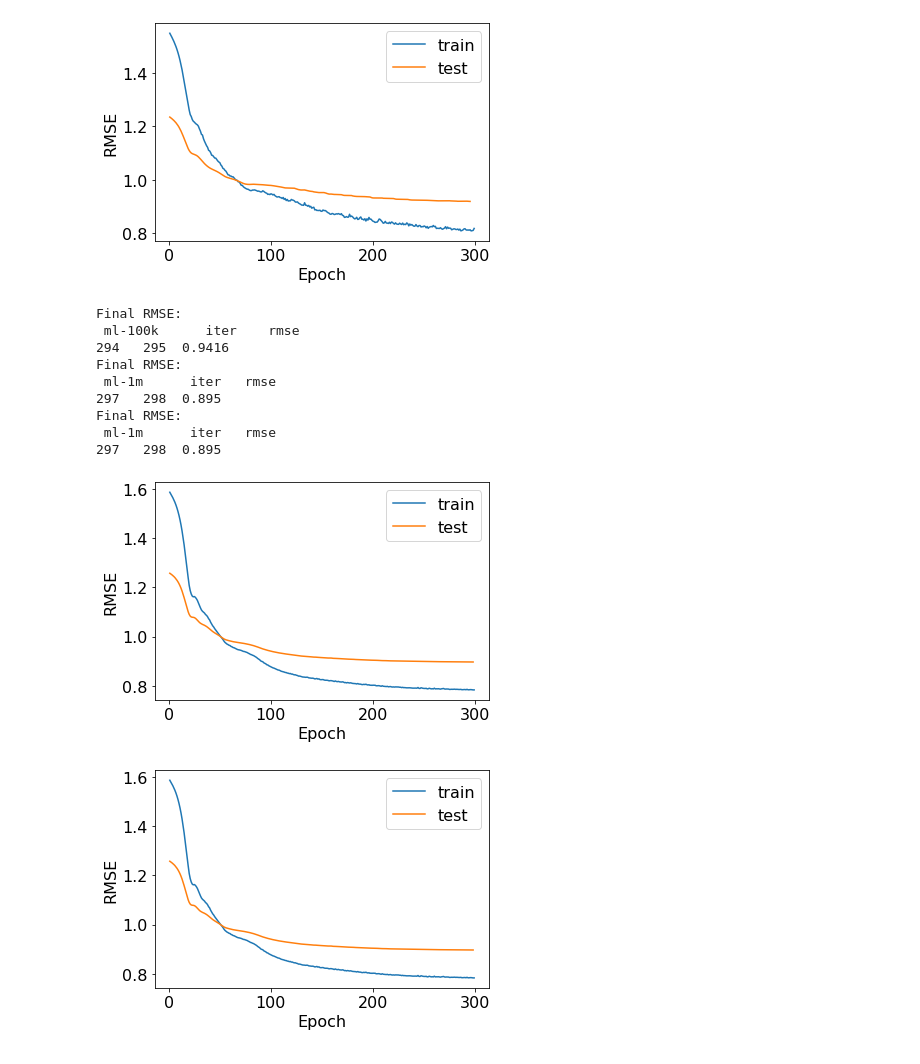
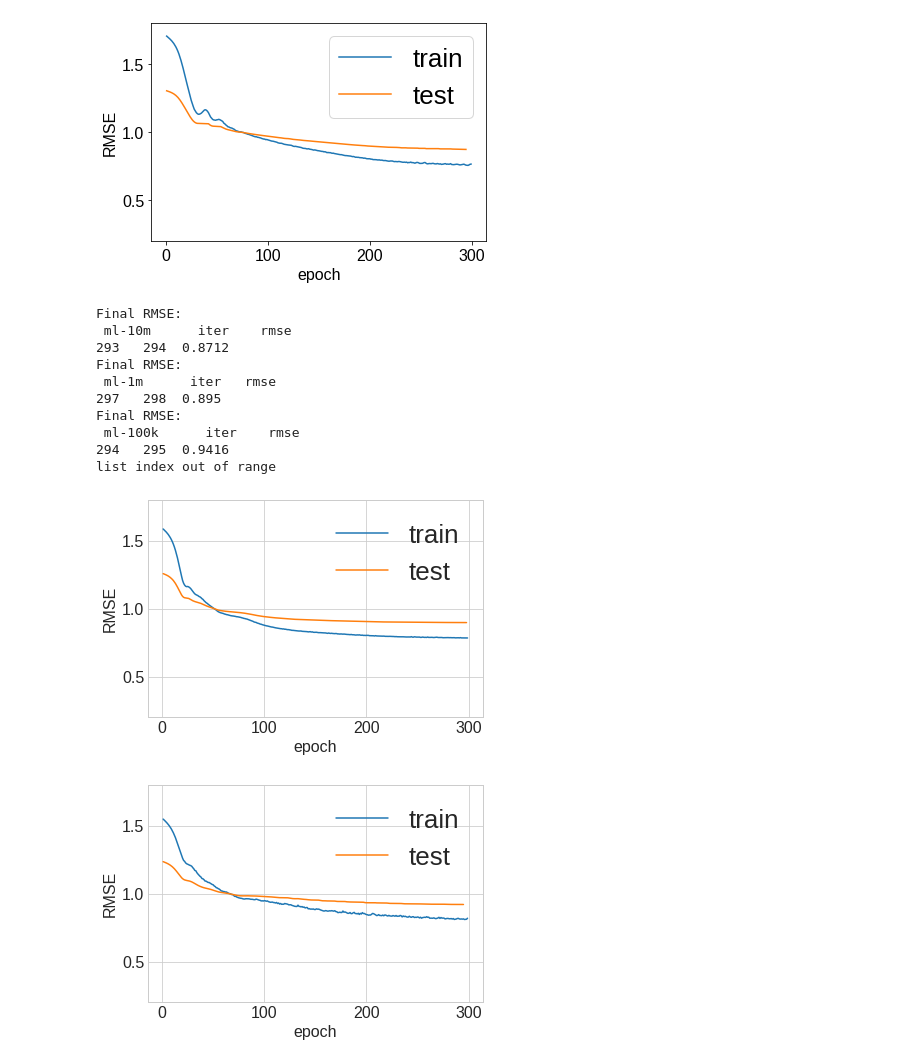
Before and after one commit to tobiasweede/rs-via-gnn, a Jupyter notebook: 02_gcmc/gcmc-ml/movielens_gnn_training_visualization.ipynb, the cells around one changed output. Saved outputs shown, nothing was run; the diff lists cells and outputs as text; code cells hidden in the pictures.

```diff
--- a/02_gcmc/gcmc-ml/movielens_gnn_training_visualization.ipynb
+++ b/02_gcmc/gcmc-ml/movielens_gnn_training_visualization.ipynb
@@ -15,40 +15,47 @@ for d in dirs:
         #print(glob( d + 'train*'))
         train_loss = pd.read_csv(glob( d + 'train*')[0])
         val_loss = pd.read_csv(glob( d + 'val*')[0])
         test_loss = pd.read_csv(glob( d + 'test*')[0])
 
         model_name = re.findall(r"log/(.*)_.*", d)[0]
 
         plt.rcParams['font.size'] = 16
         plt.rcParams['axes.labelsize'] = 16
         plt.rcParams['xtick.labelsize'] = 16
         plt.rcParams['ytick.labelsize'] = 16
         plt.rcParams['legend.fontsize'] = 16
         plt.plot('iter', 'rmse', data=train_loss, label='train')
         #plt.plot('iter', 'rmse', data=val_loss, label='val')
         plt.plot('iter', 'rmse', data=test_loss, label='test')
 
         #plt.title(f"Loss function over epochs ({model_name})")
-        plt.xlabel("Epoch")
+        plt.rcParams['font.size'] = 26
+        plt.rcParams['axes.labelsize'] = 26
+        plt.rcParams['xtick.labelsize'] = 26
+        plt.rcParams['ytick.labelsize'] = 26
+        plt.rcParams['legend.fontsize'] = 26
+        plt.xlabel("epoch")
         plt.ylabel("RMSE")
         plt.legend()
-
-        plt.savefig(figure_path + '/ml-' + model_name + '-gcmc-loss.png', dpi=300, bbox_inches='tight')
+        plt.style.use('seaborn-whitegrid')
+        plt.ylim([0.2, 1.8])
+        plt.savefig(figure_path + '/' + model_name + '-gcmc-loss.png', dpi=300, bbox_inches='tight')
         plt.show()
         print('Final RMSE:\n', model_name, val_loss[val_loss['rmse'] == val_loss['rmse'].min()])
 
     except Exception as e:
         print(e)
 # %% [output]
-[figure, old version]
+[figure, new version]
 Final RMSE:
- ml-100k      iter    rmse
-294   295  0.9416
+ ml-10m      iter    rmse
+293   294  0.8712
 Final RMSE:
  ml-1m      iter   rmse
 297   298  0.895
 Final RMSE:
- ml-1m      iter   rmse
-297   298  0.895
+ ml-100k      iter    rmse
+294   295  0.9416
+list index out of range
-[figure, old version]
+[figure, new version]
-[figure, old version]
+[figure, new version]
```
Also changed, not shown: 39 other files.
